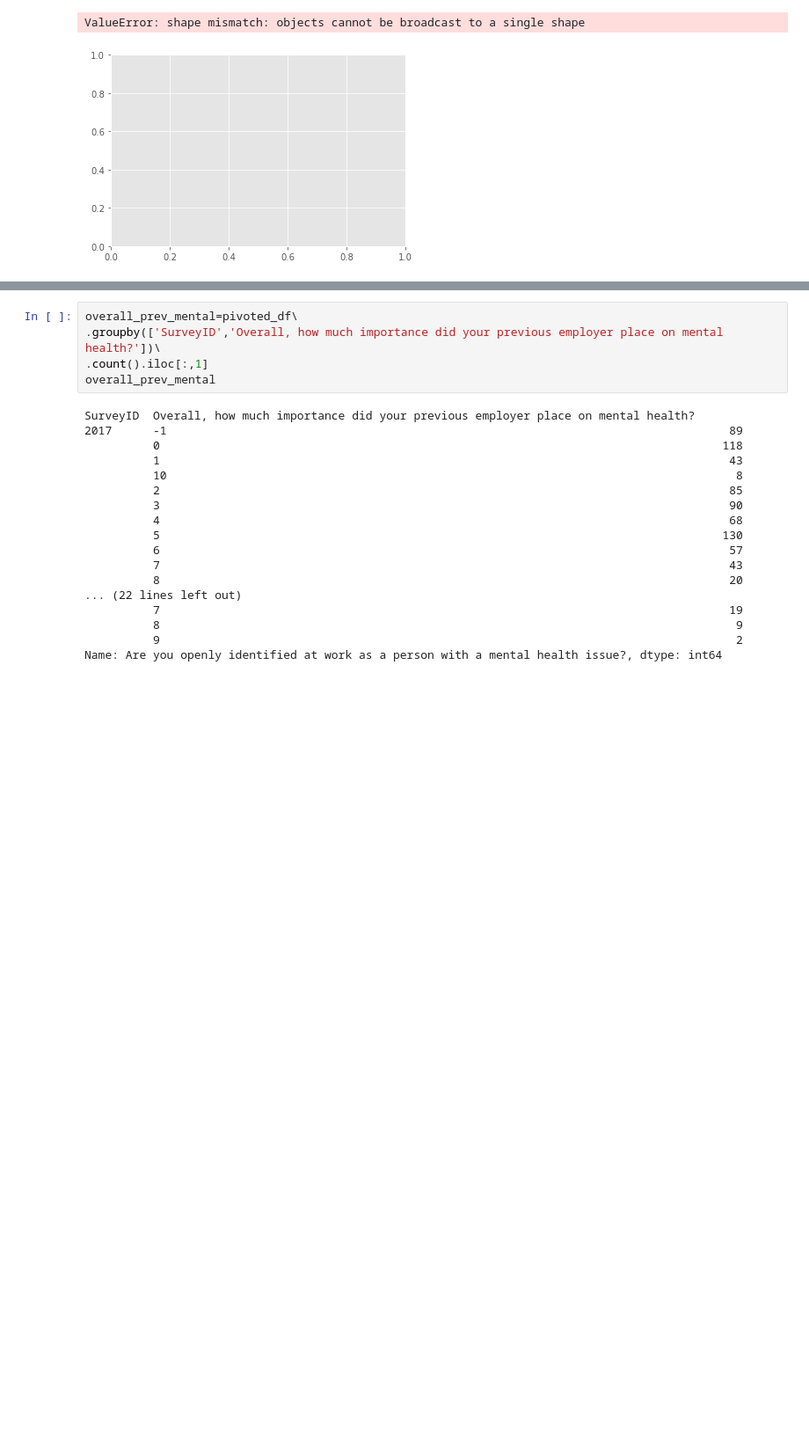
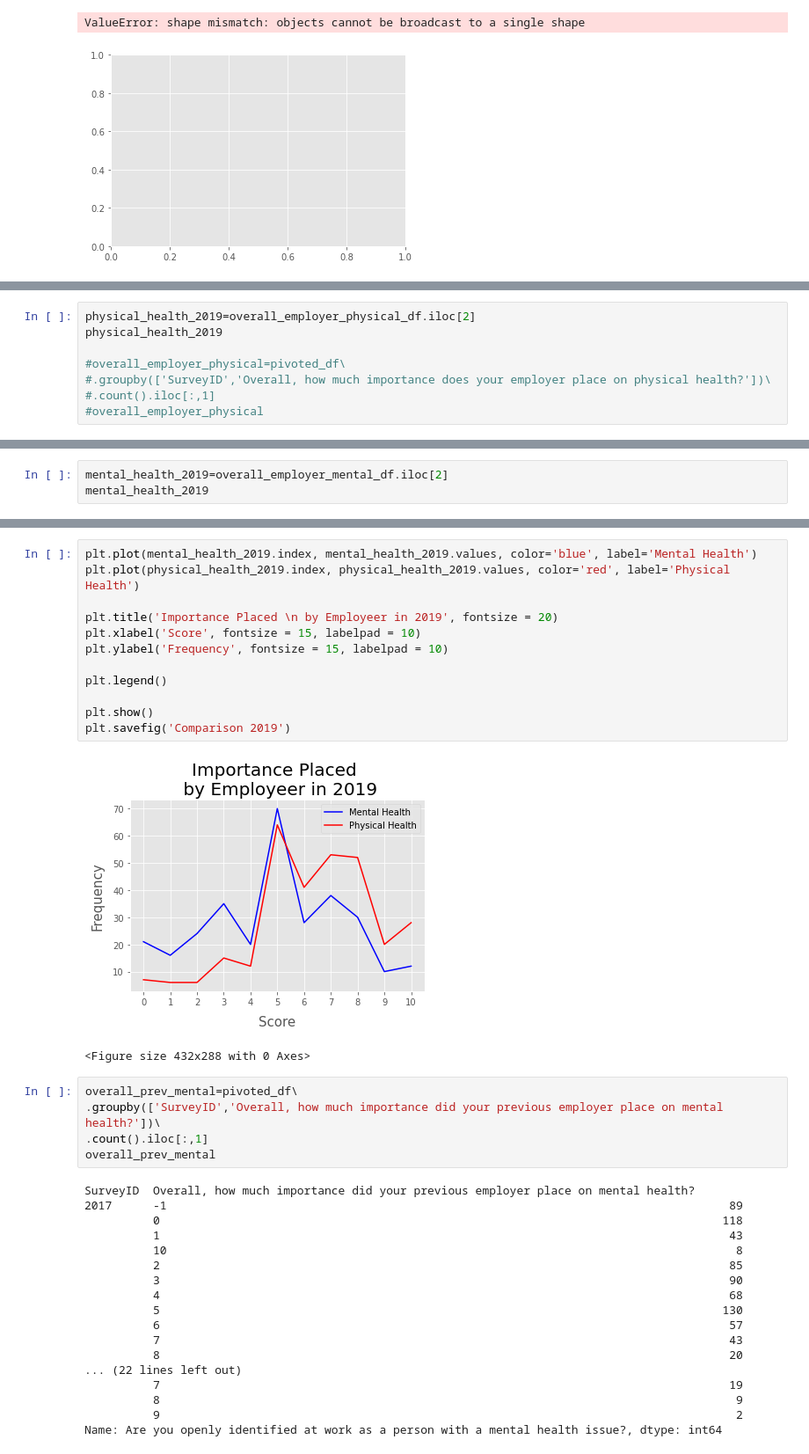
Before and after one commit to laurmarshall/Burnout-In-Tech, a Jupyter notebook: eda.ipynb, the cells around one changed output, grey strips where cells are left out. Shown at 88% size. Drawn from its saved outputs; the diff is of its cells as text; blank space fills up the shorter version.

```diff
--- a/eda.ipynb
+++ b/eda.ipynb
@@ -413,0 +394,8 @@ plt.show()
+# %%
+physical_health_2019=overall_employer_physical_df.iloc[2]
+physical_health_2019
+
+#overall_employer_physical=pivoted_df\
+#.groupby(['SurveyID','Overall, how much importance does your employer place on physical health?'])\
+#.count().iloc[:,1]
+#overall_employer_physical
@@ -413,0 +416,3 @@ plt.show()
+# %%
+mental_health_2019=overall_employer_mental_df.iloc[2]
+mental_health_2019
@@ -414,3 +433,18 @@ plt.show()
+# %%
+plt.plot(mental_health_2019.index, mental_health_2019.values, color='blue', label='Mental Health')
+plt.plot(physical_health_2019.index, physical_health_2019.values, color='red', label='Physical Health')
+
+plt.title('Importance Placed \n by Employeer in 2019', fontsize = 20)
+plt.xlabel('Score', fontsize = 15, labelpad = 10)
+plt.ylabel('Frequency', fontsize = 15, labelpad = 10)
+
+plt.legend()
+
+plt.show()
+plt.savefig('Comparison 2019')
+# %% [output]
+[figure, added]
+<Figure size 432x288 with 0 Axes>
 # %%
 overall_prev_mental=pivoted_df\
 .groupby(['SurveyID','Overall, how much importance did your previous employer place on mental health?'])\
```
Also changed, not shown: parts of 23 cells of this notebook, 8 other files.
